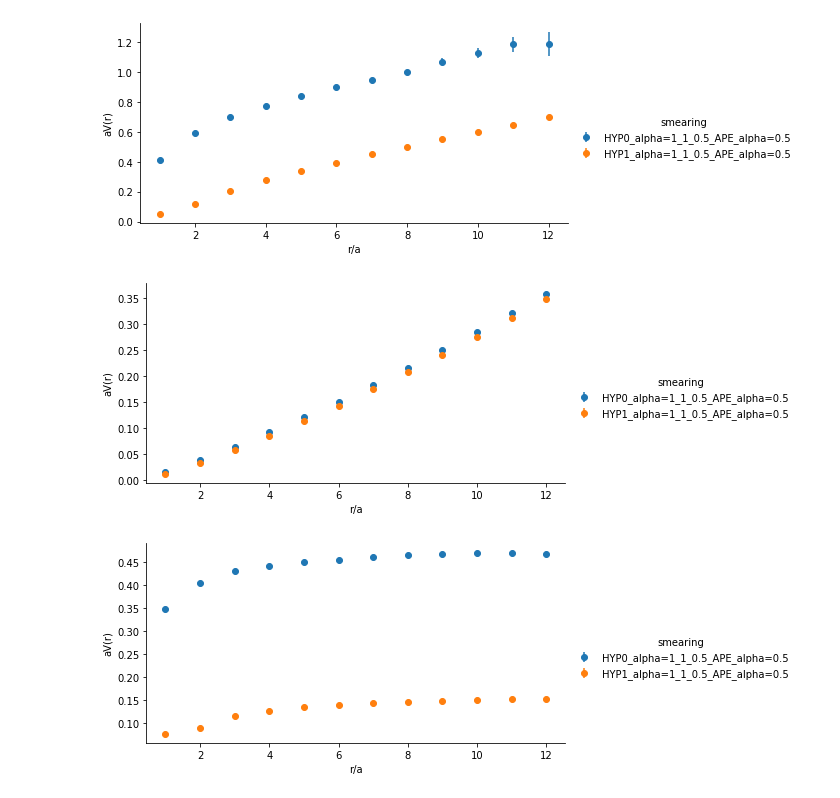
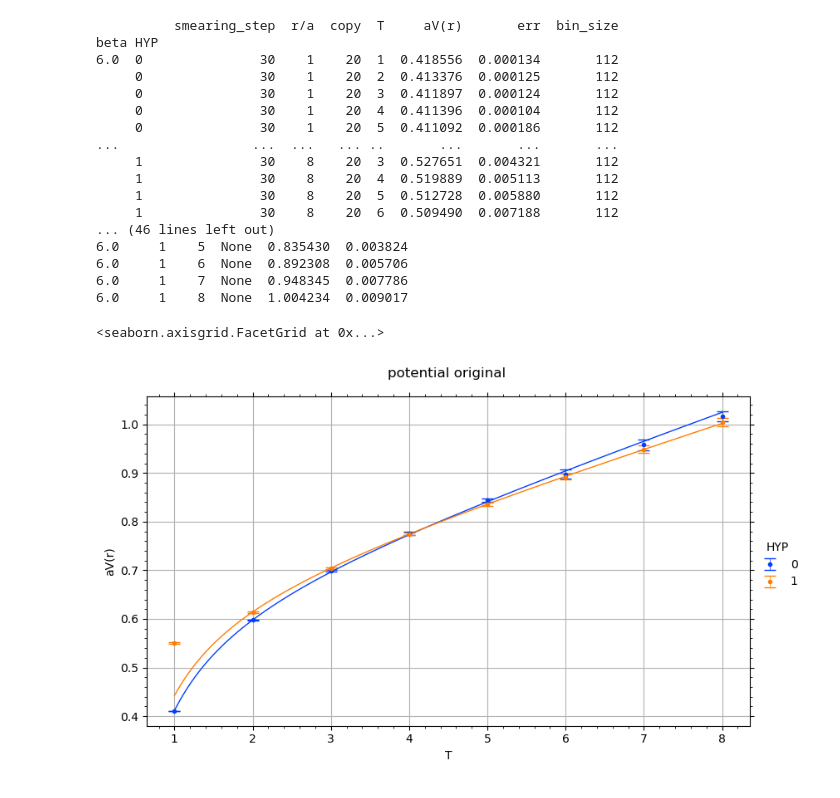
Before and after one commit to ilyakudrov/observables, a Jupyter notebook: python_jupyter/potential/smearing.ipynb, the cells around one changed output. Cells and saved outputs as stored; diff of their text form; code cells hidden in the pictures.

```diff
--- a/python_jupyter/potential/smearing.ipynb
+++ b/python_jupyter/potential/smearing.ipynb
@@ -464,37 +0,0 @@ plot_time_dependence_params_r(paths, r, T, image_path, image_name)
-# %%
-path = f'../../result/smearing/potential'
-T = 6
-params = 'su3/gluodynamics/24^4/beta6.0'
-paths = {f'{path}/{params}/HYP0_alpha=1_1_0.5_APE_alpha=0.5/potential_original.csv': ('HYP0_alpha=1_1_0.5_APE_alpha=0.5', 160),
-        f'{path}/{params}/HYP1_alpha=1_1_0.5_APE_alpha=0.5/potential_original.csv': ('HYP1_alpha=1_1_0.5_APE_alpha=0.5', 140)}
-
-image_path = f'../../images/potential/smearing/smearing_dependence/{params}'
-image_name = f'potential_HYP_original_r={r}'
-plot_time_dependence_params_r(paths, r, T, image_path, image_name)
-# %% [output]
-[figure, removed]
-# %%
-path = f'../../result/smearing/potential'
-T = 8
-params = 'su3/gluodynamics/24^4/beta6.0'
-paths = {f'{path}/{params}/HYP0_alpha=1_1_0.5_APE_alpha=0.5/DP_steps_500/copies=3/potential_monopole.csv': ('HYP0_alpha=1_1_0.5_APE_alpha=0.5', 400),
-        f'{path}/{params}/HYP1_alpha=1_1_0.5_APE_alpha=0.5/DP_steps_500/copies=3/potential_monopole.csv': ('HYP1_alpha=1_1_0.5_APE_alpha=0.5', 160)}
-
-image_path = f'../../images/potential/smearing/smearing_dependence/{params}'
-image_name = f'potential_HYP_monopole_r={r}'
-plot_time_dependence_params_r(paths, r, T, image_path, image_name)
-# %% [output]
-[figure, removed]
-# %%
-path = f'../../result/smearing/potential'
-T = 8
-space_sizes = [2, 4, 8, 12]
-params = 'su3/gluodynamics/24^4/beta6.0'
-paths = {f'{path}/{params}/HYP0_alpha=1_1_0.5_APE_alpha=0.5/DP_steps_500/copies=3/potential_monopoless.csv': ('HYP0_alpha=1_1_0.5_APE_alpha=0.5', 240),
-        f'{path}/{params}/HYP1_alpha=1_1_0.5_APE_alpha=0.5/DP_steps_500/copies=3/potential_monopoless.csv': ('HYP1_alpha=1_1_0.5_APE_alpha=0.5', 240)}
-
-image_path = f'../../images/potential/smearing/smearing_dependence/{params}'
-image_name = f'potential_HYP_monopoless_r={r}'
-plot_time_dependence_params_r(paths, r, T, image_path, image_name)
-# %% [output]
-[figure, removed]
@@ -500,0 +17,43 @@ plot_time_dependence_params_r(paths, r, T, image_path, image_name)
+# %%
+paths = [{'path': '../../result/smearing/binning/potential/wilson_loop/fundamental/on-axis/su3/gluodynamics/16^4/beta6.0/HYP0_alpha=1_1_0.5_APE_alpha=0.6/potential_original.csv',
+          'parameters': {'beta': 6.0, 'HYP': 0}, 'constraints': {'r/a': (1, 8), 'T': (1, 7), 'smearing_step': (30, 30), 'bin_size': (112, 112)}}]
+paths_HYP = [{'path': '../../result/smearing/binning/potential/wilson_loop/fundamental/on-axis/su3/gluodynamics/16^4/beta6.0/HYP1_alpha=1_1_0.5_APE_alpha=0.6/potential_original.csv',
+          'parameters': {'beta': 6.0, 'HYP': 1}, 'constraints': {'r/a': (1, 8), 'T': (1, 7), 'smearing_step': (30, 30), 'bin_size': (112, 112)}},
+         {'path': '../../result/smearing/binning/potential/wilson_loop/fundamental/on-axis/su3/gluodynamics/16^4/beta6.0/HYP3_alpha=1_1_0.5_APE_alpha=0.6/potential_original.csv',
+          'parameters': {'beta': 6.0, 'HYP': 3}, 'constraints': {'r/a': (1, 8), 'T': (1, 7), 'smearing_step': (30, 30), 'bin_size': (112, 112)}}]
+df = potential_data.get_potantial_df(paths)
+df_HYP = potential_data.get_potantial_df(paths_HYP)
+df = df.groupby(df.index.names + ['r/a']).apply(fit.potential_fit_T_range, 5).reset_index(level=['r/a', 'HYP']).reset_index(level=-1, drop=True)
+df_HYP = df_HYP.groupby(df_HYP.index.names + ['r/a']).apply(fit.potential_fit_T_range, 5).reset_index(level=['r/a', 'HYP']).reset_index(level=-1, drop=True)
+print(df)
+print(df_HYP)
+df_fit = df.groupby(df.index.names + ['HYP']).apply(fit.make_fit_range, fit.func_cornell, 6, ['V0', 'alpha', 'sigma'], 'r/a', 'aV(r)', err_col='err').reset_index(level=-1, drop=True)
+df_fit = df_fit.groupby(df_fit.index.names).apply(fit.average_fit_p_value, ['V0', 'alpha', 'sigma'], 'r/a').reset_index(level=-1, drop=True).reset_index(level=['HYP'])
+df_curves = df_fit.groupby(df_fit.index.names + ['HYP']).apply(fit.make_fit_curve, fit.func_cornell, 'r/a', 'aV(r)', ['V0', 'alpha', 'sigma']).reset_index(level=-1, drop=True).reset_index(level=['HYP'])
+V, V_err = fit.fit_curve_shift(df[df['HYP'] == 0], df_fit.loc[df_fit['HYP'] == 1, ['V0', 'alpha', 'sigma']].values[0], 'r/a', 'aV(r)', 'err', fit.func_cornell)
+df.loc[df['HYP'] == 1, 'aV(r)'] = df.loc[df['HYP'] == 1, 'aV(r)'] + V
+df.loc[df['HYP'] == 1, 'err'] = np.sqrt(df.loc[df['HYP'] == 1, 'err'] ** 2 + V_err ** 2)
+df_curves.loc[df_curves['HYP'] == 1, 'aV(r)'] = df_curves.loc[df_curves['HYP'] == 1, 'aV(r)'] + V
+image_path = f'../../images/potential/su3/gluodynamics/'
+image_name = f'HYP_comparison'
+plots.make_plot(df, 'r/a', 'aV(r)', 'HYP', 'T', 'aV(r)', 'potential original', image_path, f'potential_monopole', True, err='err', df_fits=df_curves)
+# %% [output]
+          smearing_step  r/a  copy  T     aV(r)       err  bin_size
+beta HYP
+6.0  0               30    1    20  1  0.418556  0.000134       112
+     0               30    1    20  2  0.413376  0.000125       112
+     0               30    1    20  3  0.411897  0.000124       112
+     0               30    1    20  4  0.411396  0.000104       112
+     0               30    1    20  5  0.411092  0.000186       112
+...                 ...  ...   ... ..       ...       ...       ...
+     1               30    8    20  3  0.527651  0.004321       112
+     1               30    8    20  4  0.519889  0.005113       112
+     1               30    8    20  5  0.512728  0.005880       112
+     1               30    8    20  6  0.509490  0.007188       112
+... (46 lines left out)
+6.0     1    5  None  0.835430  0.003824
+6.0     1    6  None  0.892308  0.005706
+6.0     1    7  None  0.948345  0.007786
+6.0     1    8  None  1.004234  0.009017
+<seaborn.axisgrid.FacetGrid at 0x...>
+[figure, added]
```
Also changed, not shown: parts of 38 cells of this notebook, 4 other files.
